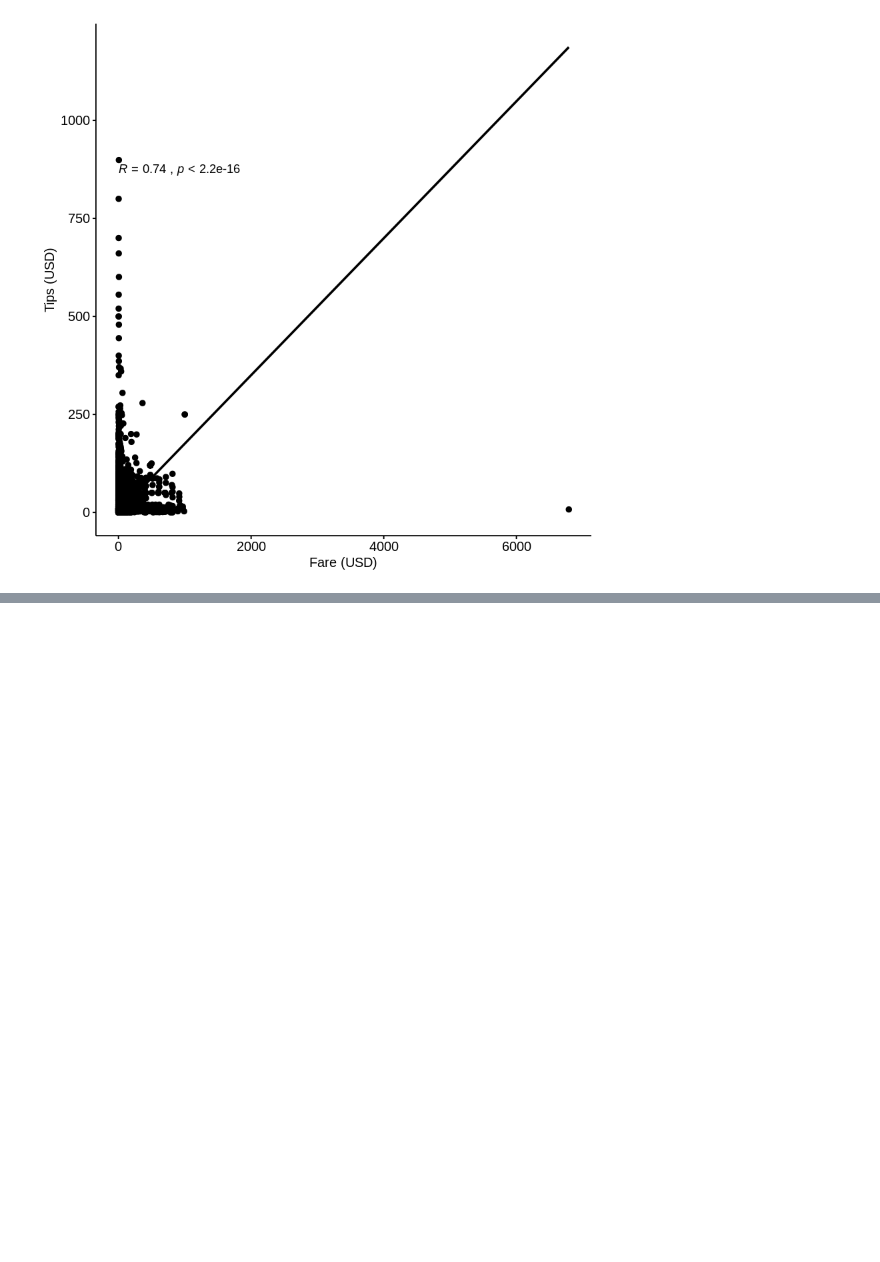
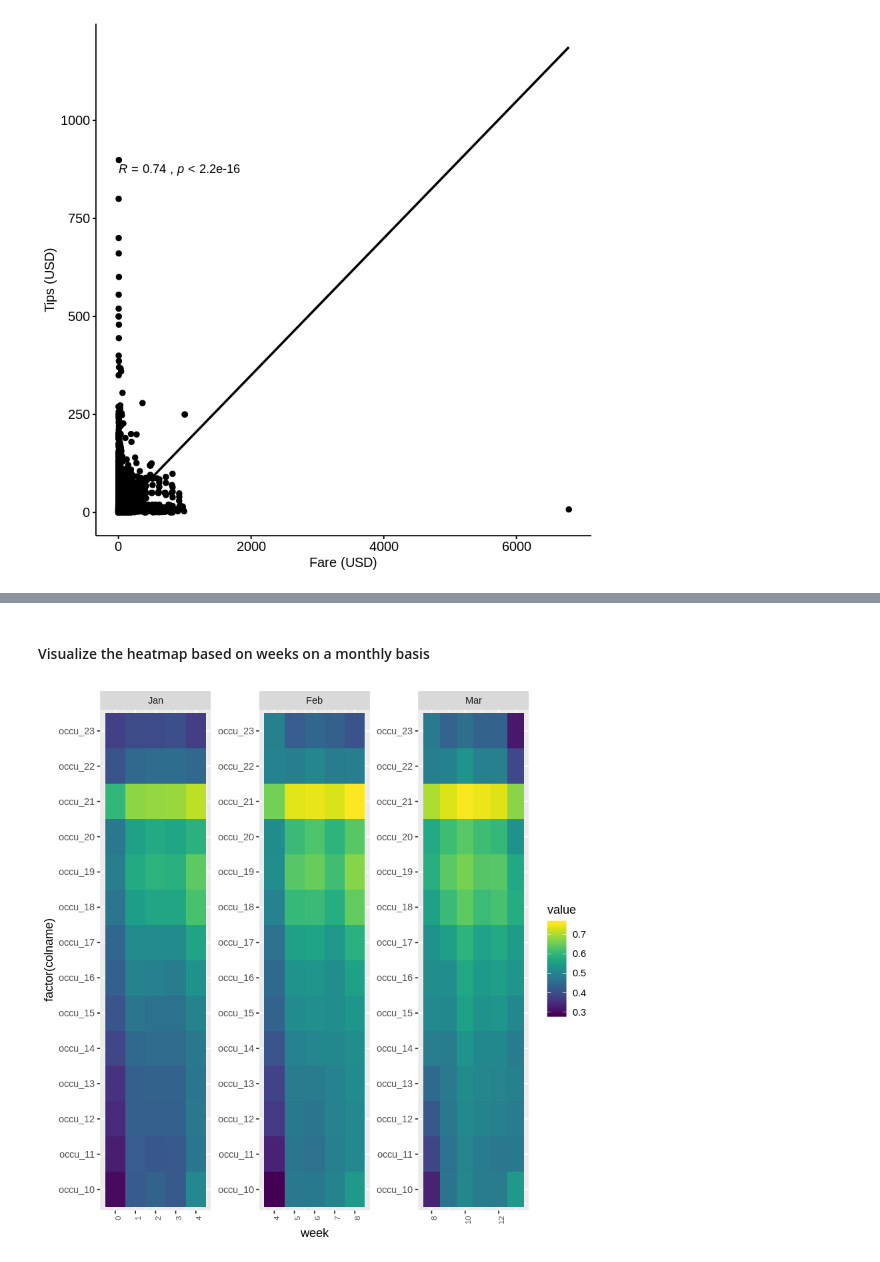
Before and after one commit to mym786/data-exploration-chicago-taxi, a Jupyter notebook: Chicago Taxi.ipynb, the cells around one changed output, grey strips where cells are left out. Drawn from its saved outputs; the diff is of its cells as text; code cells hidden in the pictures; blank space fills up the shorter version.

```diff
--- a/Chicago Taxi.ipynb
+++ b/Chicago Taxi.ipynb
@@ -438,0 +565,9 @@ ggscatter(fare_tip, x = "fare", y = "tips",
+# %%
+captian_schedule_hm_week <- captian_schedule_hm %>% mutate(
+    week=as.numeric(captian_schedule$week[as.numeric(rowname)]),
+    month=month(captian_schedule$date[as.numeric(rowname)], TRUE),
+    colname=factor(colname)
+    ) %>%
+    group_by(month,week,colname)  %>% summarize(value=mean(value)) %>% arrange(month,week,colname)
+
+captian_schedule_hm_week <- captian_schedule_hm_week %>% filter(value > 0)
@@ -438,0 +583,9 @@ ggscatter(fare_tip, x = "fare", y = "tips",
+# %% [markdown]
+#### Visualize the heatmap based on weeks on a monthly basis
+# %%
+ggplot(captian_schedule_hm_week, aes(x = week, y = factor(colname), fill = value)) +
+  geom_tile() +  theme(axis.text.x = element_text(angle=90, hjust = 1, size=7)) +
+    scale_color_viridis(discrete = FALSE, option = "D") +
+    scale_fill_viridis(discrete = FALSE) + facet_wrap(~ month, scale="free")
+# %% [output]
+[figure, added]
```
Also changed, not shown: parts of 44 cells of this notebook.
